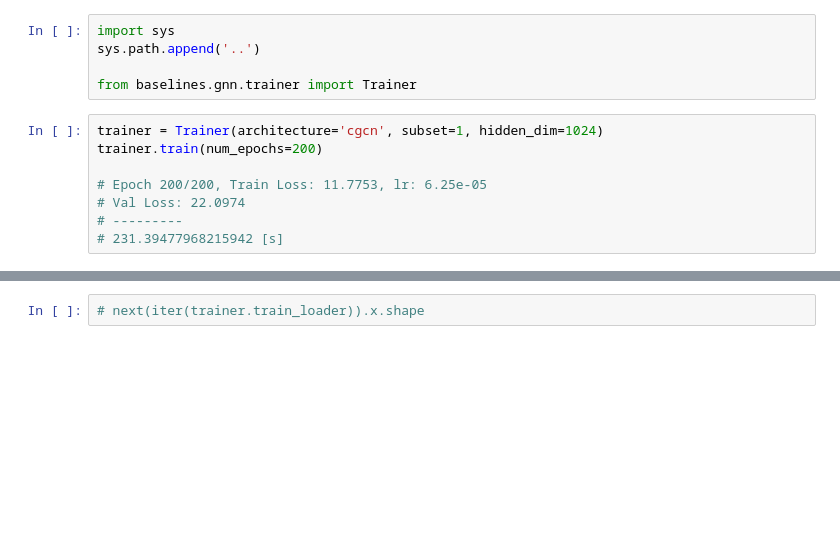
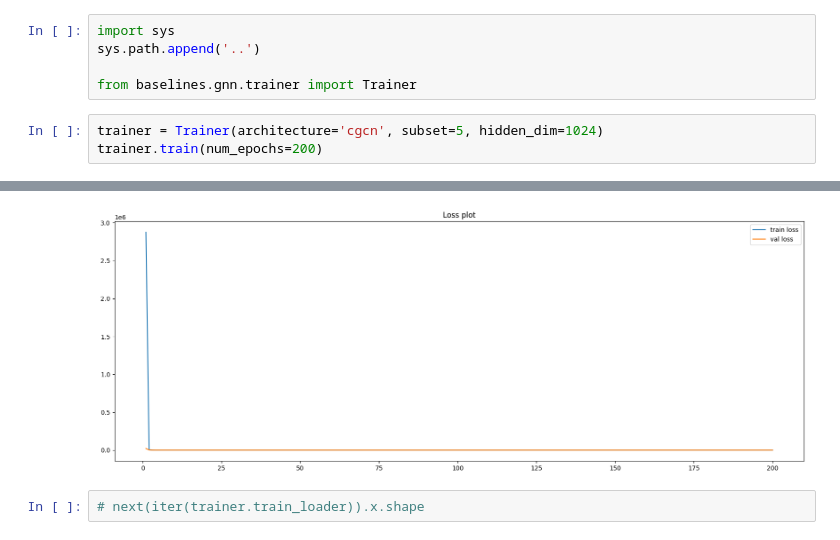
Before and after one commit to iwamaciek/stwp, a Jupyter notebook: demos/gnn-demo.ipynb, the cells around one changed output, grey strips where cells are left out. Drawn from its saved outputs; the diff is of its cells as text; blank space fills up the shorter version.

```diff
--- a/demos/gnn-demo.ipynb
+++ b/demos/gnn-demo.ipynb
@@ -4,10 +4,6 @@ sys.path.append('..')
 
 from baselines.gnn.trainer import Trainer
 # %%
-trainer = Trainer(architecture='cgcn', subset=1, hidden_dim=1024)
+trainer = Trainer(architecture='cgcn', subset=5, hidden_dim=1024)
 trainer.train(num_epochs=200)
-
-# Epoch 200/200, Train Loss: 11.7753, lr: 6.25e-05
-# Val Loss: 22.0974
-# ---------
-# 231.39477968215942 [s]
+# %% [output]
@@ -14,3 +27,4 @@ trainer.train(num_epochs=200)
+[figure, added]
 # %%
 # next(iter(trainer.train_loader)).x.shape
 # %% [markdown]
```
Also changed, not shown: parts of 4 cells of this notebook, 1 other file.
